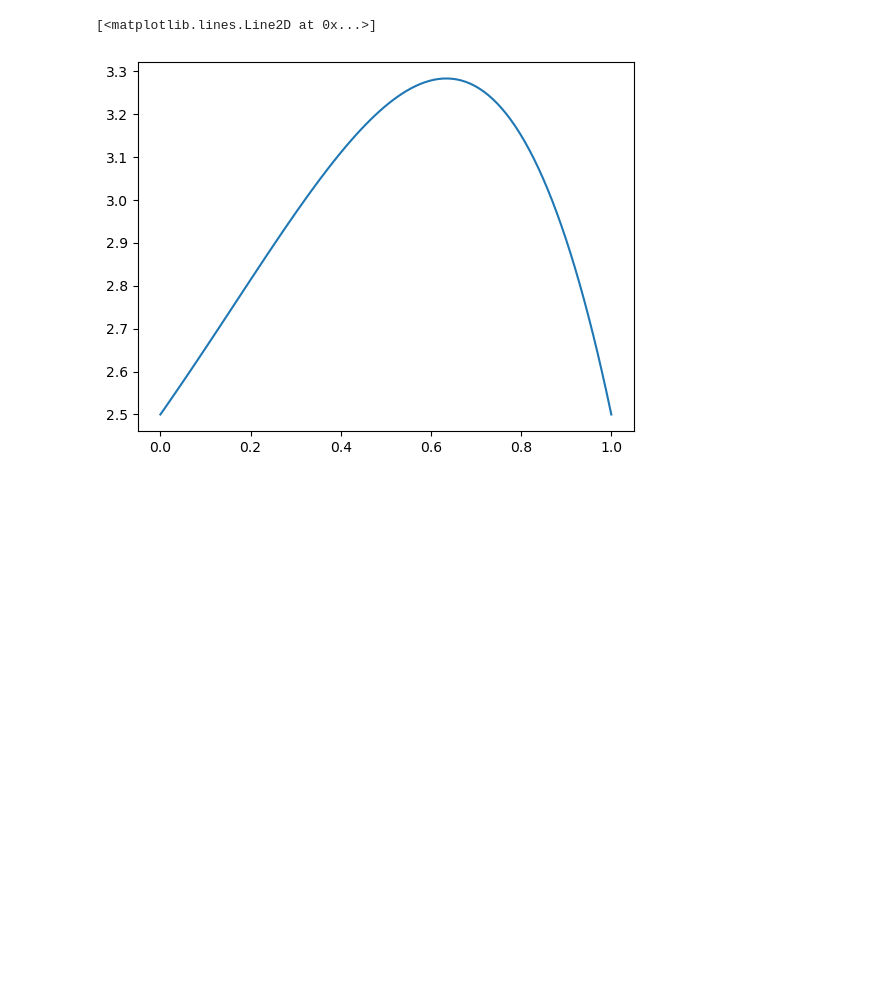
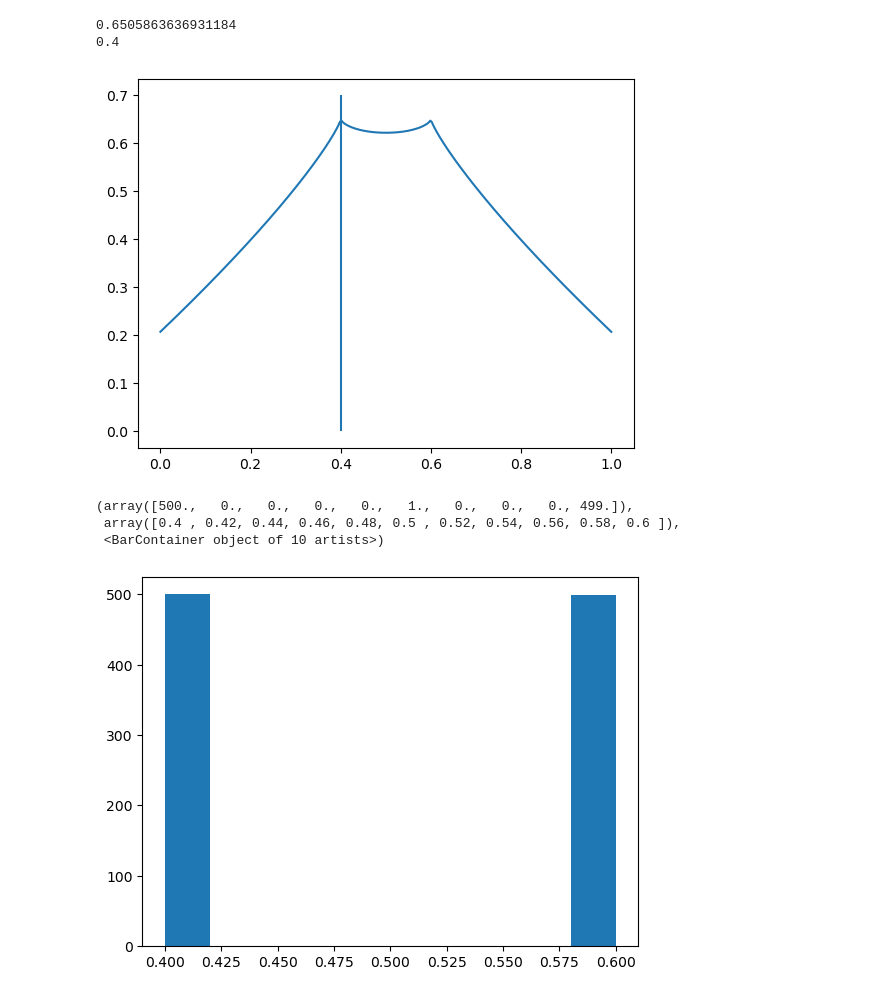
Before and after one commit to H2DI/bandits_lab, a Jupyter notebook: notebooks/adv_bandits.ipynb, the cells around one changed output. Saved outputs shown, nothing was run; the diff lists cells and outputs as text; code cells hidden in the pictures; blank space fills up the shorter version.

```diff
--- a/notebooks/adv_bandits.ipynb
+++ b/notebooks/adv_bandits.ipynb
@@ -14,16 +14,50 @@ import time
 # %%
 import bandits_lab.bandit_definitions as bands
 import bandits_lab.algorithms as algs
-# %%
-bandit_problem = bands.SimpleContBandPoly()
-T = 1002
-
-xs = np.linspace(0, 1, 100)
-for _ in range(T):
-    bandit_problem.play_arm(0.5)
-
-plt.plot(xs, bandit_problem.compute_cum_reward(xs) / T)
-# %% [output]
-[<matplotlib.lines.Line2D at 0x...>]
-[figure, removed]
+# %%
+alpha = 3 / 4
+bandit_problem = bands.ContBandPeak(alpha)
+T = 1000
+
+xs = np.linspace(0, 1, 300)
+for _ in range(T):
+    bandit_problem.play(0.5)
+
+
+def phi(x):
+    return bandit_problem.compute_cum_reward(x)
+
+
+# xs = np.linspace(0, 1, 10000)
+# phivals = [phi(x) for x in xs]
+# print(np.argmax(phivals))
+
+
+# max, xc = phi(0.3), 0.3
+# level = 0.15
+# for _ in range(20):
+#     if phi(xc + level) > max:
+#         max = phi(xc + level)
+#         xc = xc + level
+#     else:
+#         xc = xc - level
+#     level /= 2
+
+xc = 0.4
+plt.plot(xs, np.array([phi(x) for x in xs]) / T)
+print(phi(xc) / T)
+print(xc)
+xstar = xc
+plt.vlines(x=0.4, ymin=0, ymax=0.7)
+
+plt.show()
+plt.hist(bandit_problem.locations)
+# %% [output]
+0.6505863636931184
+0.4
+[figure, added]
+(array([500.,   0.,   0.,   0.,   0.,   1.,   0.,   0.,   0., 499.]),
+ array([0.4 , 0.42, 0.44, 0.46, 0.48, 0.5 , 0.52, 0.54, 0.56, 0.58, 0.6 ]),
+ <BarContainer object of 10 artists>)
+[figure, added]
 # %%
```
Also changed, not shown: parts of 5 cells of this notebook, 3 other files.
